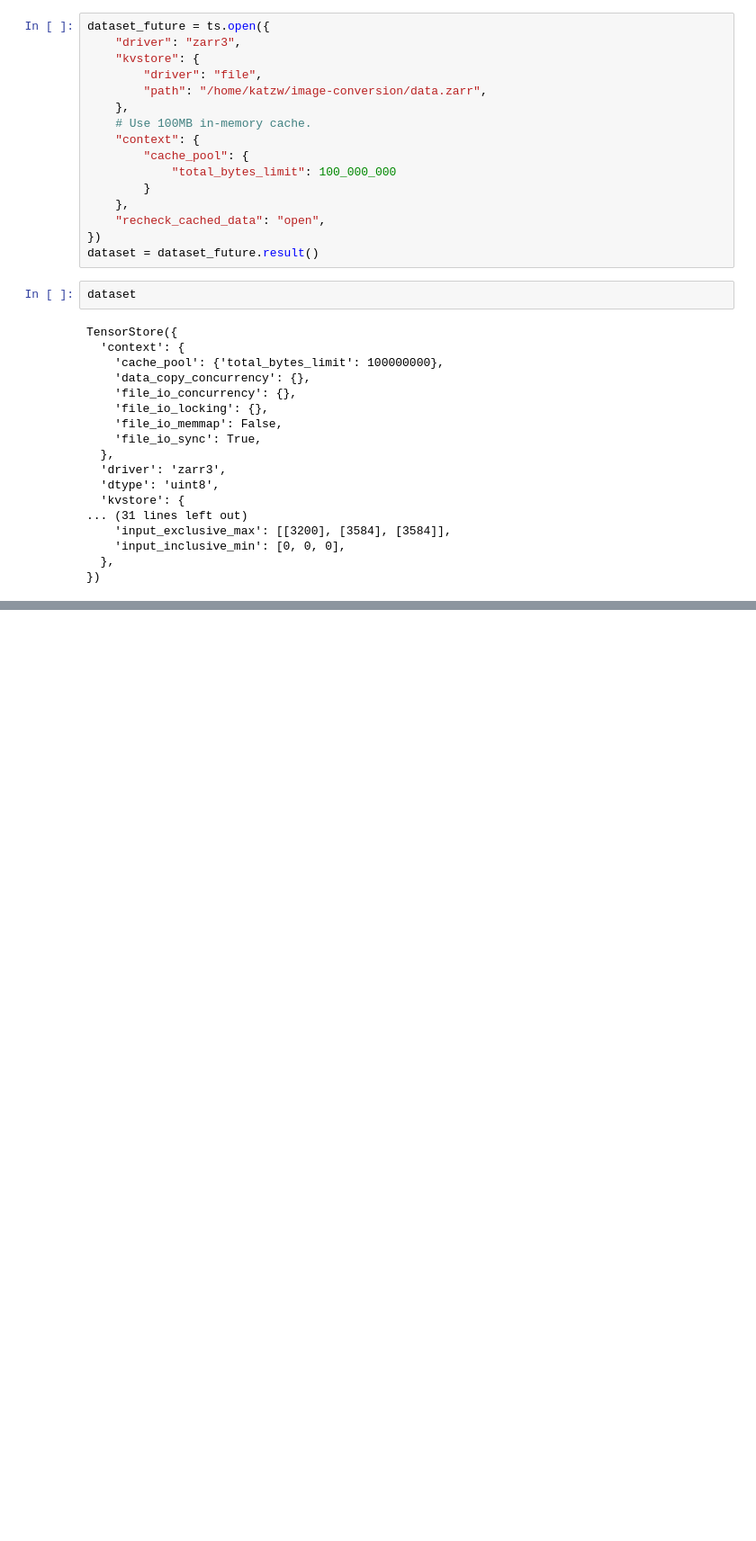
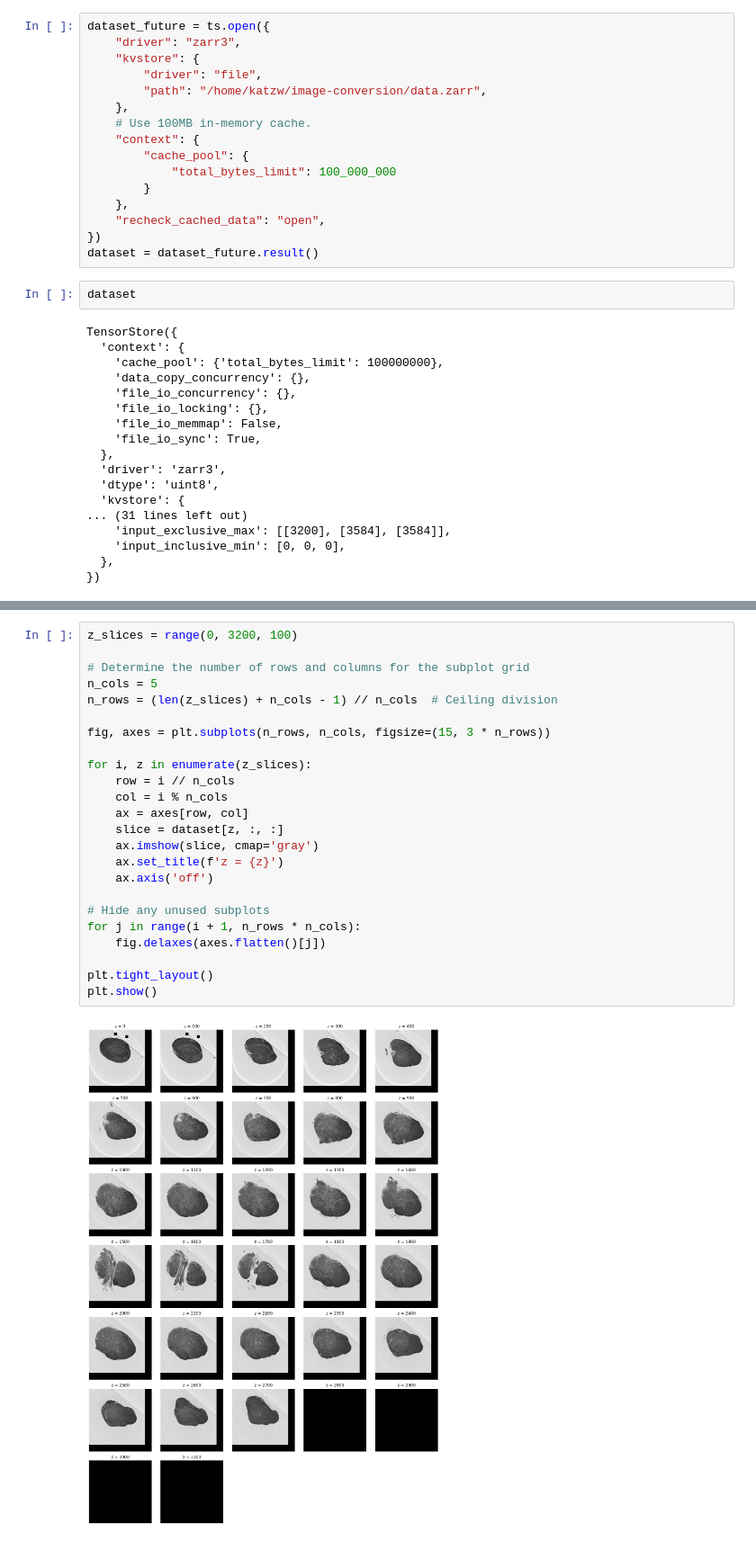
Before and after one commit to JaneliaSciComp/bossdb-convert, a Jupyter notebook: view.ipynb, the cells around one changed output, grey strips where cells are left out. Shown at 90% size. Cells and saved outputs as stored; diff of their text form; blank space fills up the shorter version.

```diff
--- a/view.ipynb
+++ b/view.ipynb
@@ -47,0 +48,26 @@ plt.imshow(slice, cmap='gray')
+# %%
+z_slices = range(0, 3200, 100)
+
+# Determine the number of rows and columns for the subplot grid
+n_cols = 5
+n_rows = (len(z_slices) + n_cols - 1) // n_cols  # Ceiling division
+
+fig, axes = plt.subplots(n_rows, n_cols, figsize=(15, 3 * n_rows))
+
+for i, z in enumerate(z_slices):
+    row = i // n_cols
+    col = i % n_cols
+    ax = axes[row, col]
+    slice = dataset[z, :, :]
+    ax.imshow(slice, cmap='gray')
+    ax.set_title(f'z = {z}')
+    ax.axis('off')
+
+# Hide any unused subplots
+for j in range(i + 1, n_rows * n_cols):
+    fig.delaxes(axes.flatten()[j])
+
+plt.tight_layout()
+plt.show()
+# %% [output]
+[figure, added]
```
Also changed, not shown: parts of 3 cells of this notebook, 2 other files.
